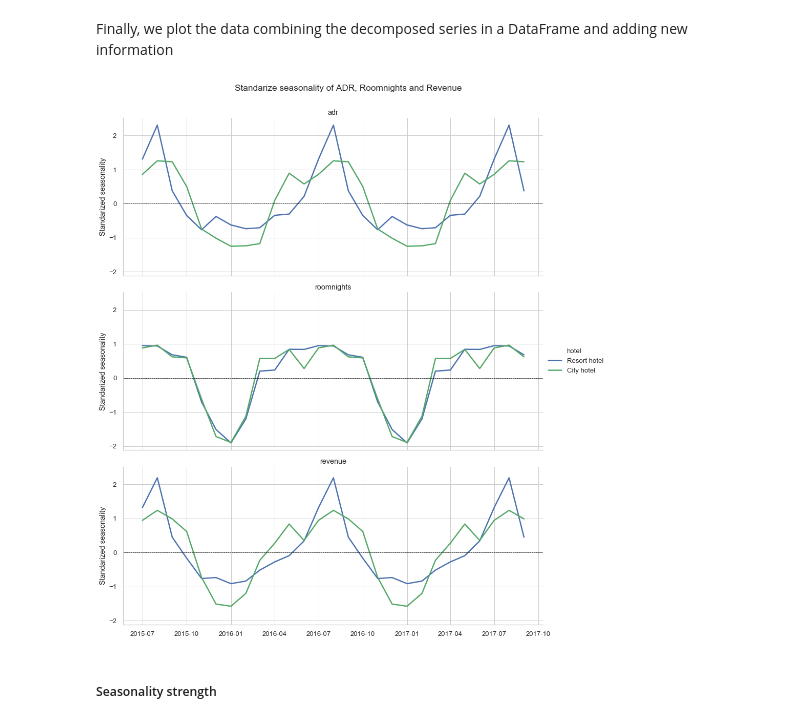
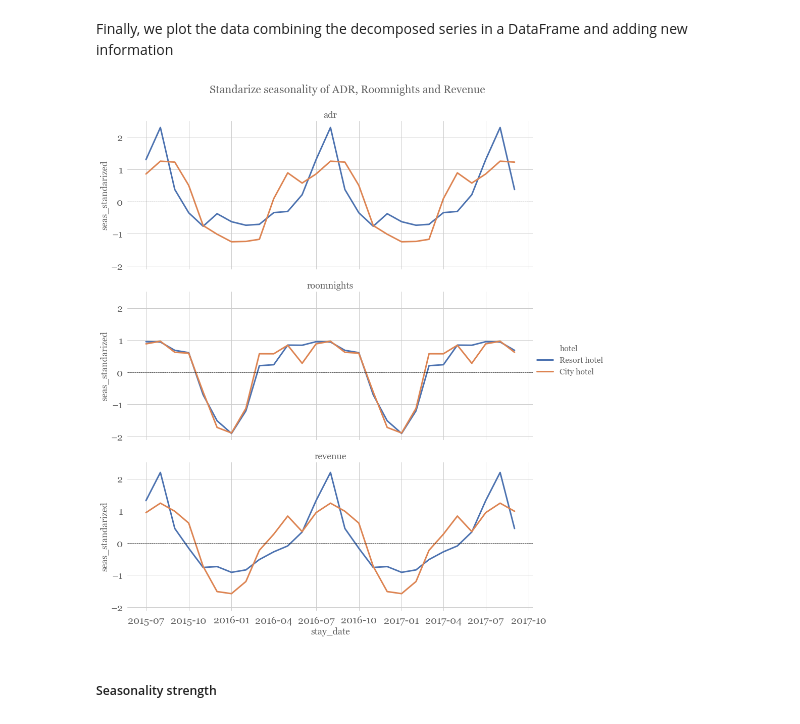
Before and after one commit to MartinPons/Analysis-of-hotel-bookings, a Jupyter notebook: Analysis of hotel bookings.ipynb, the cells around one changed output. Cells and saved outputs as stored; diff of their text form; code cells hidden in the pictures.

Commit message:
style modifications in plots

```diff
--- a/Analysis of hotel bookings.ipynb
+++ b/Analysis of hotel bookings.ipynb
@@ -557,4 +575,6 @@ bookings_month_long = pd.melt(bookings_kpi_month,
                               value_vars = ['roomnights', 'revenue', 'adr'],
                               var_name = 'kpi')
 
+bookings_month_long['kpi'] = bookings_month_long['kpi'].apply(lambda x: str.upper(x))
+
 bookings_month_long['month_number'] = bookings_month_long['arrival_date_month'].apply(lambda x: month_mapping[x])
@@ -576,0 +590,24 @@ sns.catplot(data=bookings_month_long,
+# %%
+g = sns.FacetGrid(bookings_month_long, row="kpi",
+                  hue = "hotel", sharey = False, legend_out = False,
+                  row_order = ["ADR", "ROOMNIGHTS", "REVENUE"], aspect = 3.5, height = 4)
+
+
+g.map_dataframe(sns.pointplot,
+                   x='arrival_date_month',
+                   y='value',
+                   kind = "point",
+                   order = ordered_months,
+                   s = 80,
+                   alpha = 0.6)
+
+g.fig.suptitle("Average ADR, roomnights and revenue by month", y = 1.03)
+
+g.set_axis_labels("Stay month","").set_titles("{row_name}")
+g.add_legend(title = "", frameon=False)
+sns.despine(bottom = True, left = True)
+
+for ax in g.axes.ravel():
+    ax.set_xticklabels(ax.get_xticklabels(), rotation=45)
+
+g.savefig("kpi_month.png" , quality = 50, dpi = 80)
@@ -610,26 +649,26 @@ seas_df = pd.concat([
 ],
            axis = 0)
 # %%
-sns.set_context("notebook", font_scale = 1.2, rc={"lines.linewidth": 2.5})
-sns.set_style("whitegrid")
+# sns.set_context("notebook", font_scale = 1.2, rc={"lines.linewidth": 2.5})
+# sns.set_style("whitegrid")
 
 g = sns.relplot(x = "stay_date",
                 y = "seas_standarized",
                 data = seas_df,
                 hue = "hotel",
                 col = "kpi",
                 col_wrap = 1,
                 kind = "line",
                 aspect = 2.5).set_titles("{col_name}")
 
 g.fig.suptitle("Standarize seasonality of ADR, Roomnights and Revenue", y = 1.03)
-
+sns.despine(bottom = True, left = True)
 
 # titles = ["ADR", "Roomnights", "Revenue"]
 for ax in range(len(g.axes)):
     g.axes[ax].axhline(0, color = "black", linestyle = "--", linewidth = 0.7)
 # %% [output]
-[figure, old version]
+[figure, new version]
 # %% [markdown]
 ##### Seasonality strength
 # %% [markdown]
```
Also changed, not shown: parts of 10 cells of this notebook, 2 other files.
